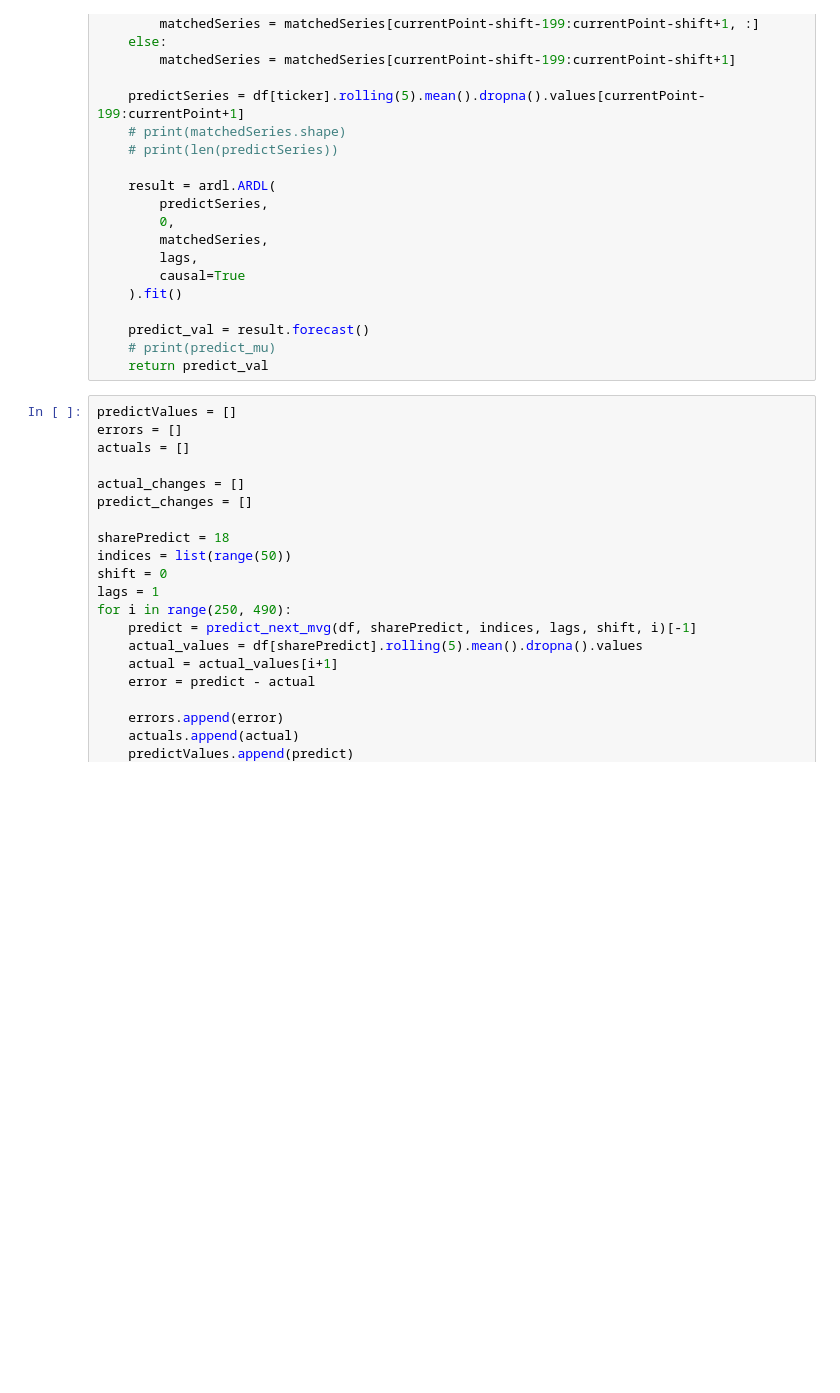
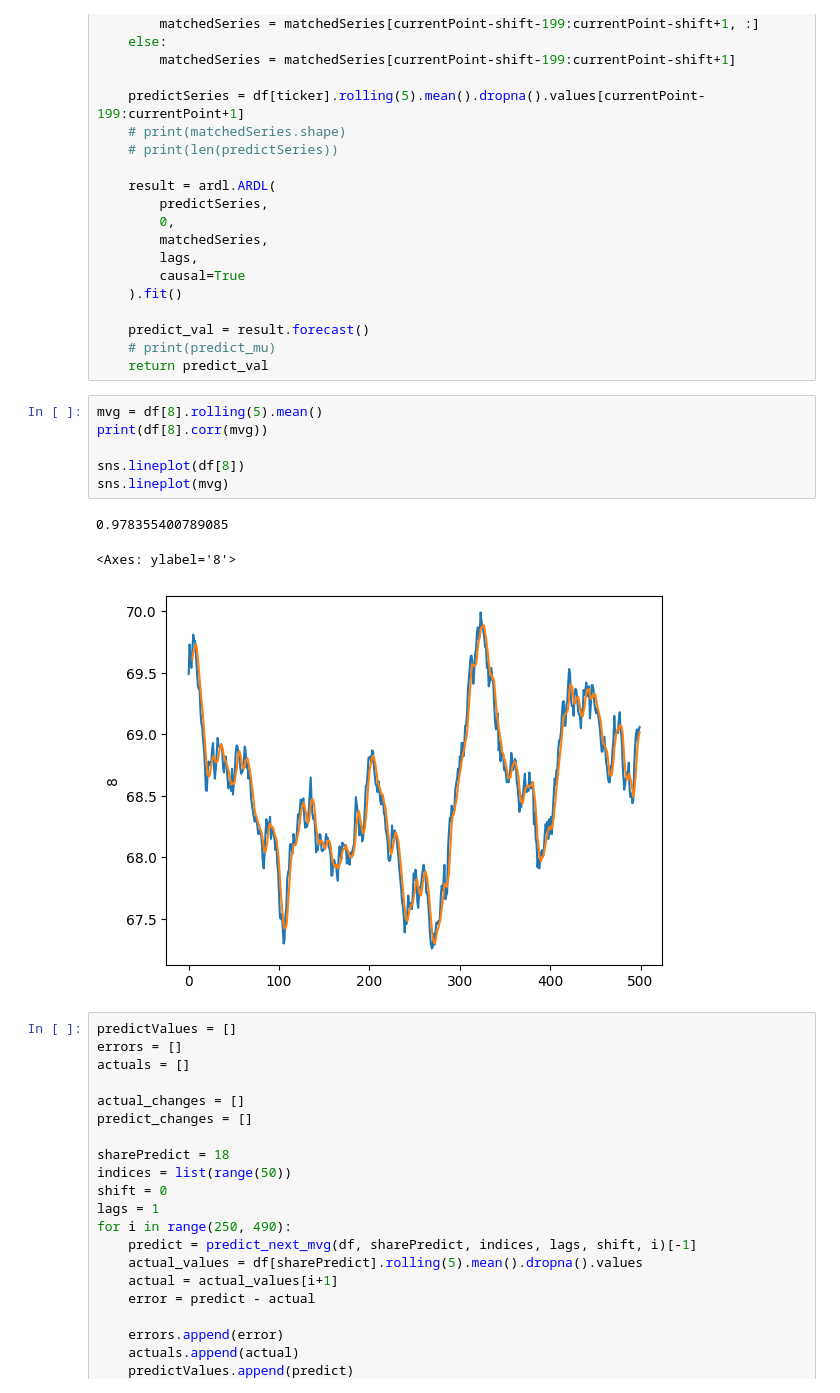
Before and after one commit to Troppydash/algothon, a Jupyter notebook: da/khang_leadlag.ipynb, the cells around one changed output. Cells and saved outputs as stored; diff of their text form; blank space fills up the shorter version.

```diff
--- a/da/khang_strategy.ipynb
+++ b/da/khang_leadlag.ipynb
@@ -276,6 +173,16 @@ def predict_next_mvg(df, ticker, indices, lags, shift, currentPoint):
     predict_val = result.forecast()
     # print(predict_mu)
     return predict_val
+# %%
+mvg = df[8].rolling(5).mean()
+print(df[8].corr(mvg))
+
+sns.lineplot(df[8])
+sns.lineplot(mvg)
+# %% [output]
+0.978355400789085
+<Axes: ylabel='8'>
+[figure, added]
 # %%
 predictValues = []
 errors = []
```
Also changed, not shown: parts of 9 cells of this notebook, 3 other files.
